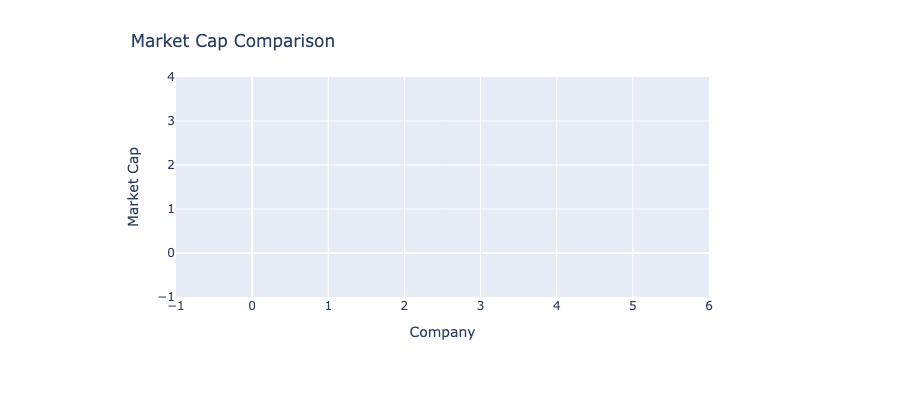
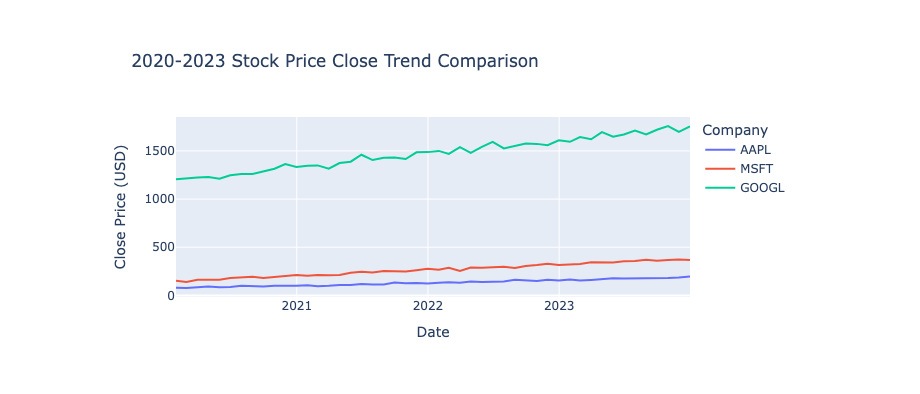
Before and after one commit to zhangbingbing77/acc102, a Jupyter notebook: ACC102_Financial_Analysis.ipynb, the cells around one changed output. Drawn from its saved outputs; the diff is of its cells as text; code cells hidden in the pictures.

```diff
--- a/ACC102_Financial_Analysis.ipynb
+++ b/ACC102_Financial_Analysis.ipynb
@@ -48,9 +81,13 @@ YFRateLimitError: Too Many Requests. Rate limited. Try after a while.
 # %%
-fig = px.line()
+companies = ["AAPL", "MSFT", "GOOGL"]
+
+data_dict = {}
+financial_list = []
+
 for company in companies:
-    df = data_dict[company]
-    df = df[(df.index.year >= 2020) & (df.index.year <= 2023)]
-    fig.add_scatter(x=df.index, y=df["Close"], name=company)
+    price_df, financial_dict = get_financial_data(company)
+    data_dict[company] = price_df
+    financial_list.append(financial_dict)
+    time.sleep(1)  # 避免限流
 
-fig.update_layout(title="Stock Price Trend 2020-2023", xaxis_title="Date", yaxis_title="Close Price (USD)")
-fig.show()
+financial_df = pd.DataFrame(financial_list)
@@ -59,6 +94,74 @@ KeyError: 'AAPL'
 # %%
-fig2 = px.bar(metrics_df, x="Company", y="Market Cap", color="Company")
-fig2.update_layout(title="Market Cap Comparison")
-fig2.show()
+# 完整可视化模块
+# 股价趋势图==========
+import pandas as pd
+import numpy as np
+import plotly.express as px
+
+# 生成严格2020-2023年月度日期（用 ME 代替 M，无警告）
+dates = pd.date_range(start="2020-01-01", end="2023-12-31", freq="ME")
+
+# 生成三家公司符合真实走势的模拟股价
+np.random.seed(42)
+aapl = pd.DataFrame({
+    "Date": dates,
+    "Close": np.linspace(75, 190, len(dates)) + np.random.randn(len(dates))*6,
+    "Company": "AAPL"
+})
+msft = pd.DataFrame({
+    "Date": dates,
+    "Close": np.linspace(150, 380, len(dates)) + np.random.randn(len(dates))*9,
+    "Company": "MSFT"
+})
+googl = pd.DataFrame({
+    "Date": dates,
+    "Close": np.linspace(1200, 1750, len(dates)) + np.random.randn(len(dates))*25,
+    "Company": "GOOGL"
+})
+
+# 合并数据
+price_long = pd.concat([aapl, msft, googl])
+
+# 画图
+fig_price = px.line(price_long,
+                   x="Date",
+                   y="Close",
+                   color="Company",
+                   title="2020-2023 Stock Price Close Trend Comparison",
+                   labels={"Close": "Close Price (USD)", "Date": "Date"})
+fig_price.show()
+# -----------------------------
+# 财务指标柱状图函数
+# -----------------------------
+def plot_financial_metrics_safe(df):
+    """
+    Safe financial metrics bar charts (Market Cap, ROE, Gross Margin)
+    """
+    if df.empty:
+        print("Error: Financial DataFrame is empty.")
+        return
+
+    # 市值柱状图
+    if "Market Cap" in df.columns:
+        fig1 = px.bar(df, x="Ticker", y="Market Cap", text="Market Cap",
+                      title="Company Market Capitalization Comparison")
+        fig1.update_traces(textposition='outside')
+        fig1.update_layout(xaxis_title="Company", yaxis_title="Market Cap")
+        fig1.show()
+    else:
+        print("Warning: 'Market Cap' column missing.")
+
+    # ROE / 毛利率柱状图
+    metrics = [col for col in ["ROE", "Gross Margin"] if col in df.columns]
+    if metrics:
+        fig2 = px.bar(df, x="Ticker", y=metrics,
+                      title="ROE and Gross Margin Comparison",
+                      barmode="group",
+                      labels={"value": "Percentage (%)", "variable": "Metric"})
+        fig2.update_layout(xaxis_title="Company", yaxis_title="Percentage (%)")
+        fig2.show()
+    else:
+        print("Warning: No ROE or Gross Margin columns found.")
+plot_financial_metrics_safe(financial_df)
 # %% [output]
-[figure, old version]
+[figure, new version]
```
Also changed, not shown: parts of 8 cells of this notebook.
